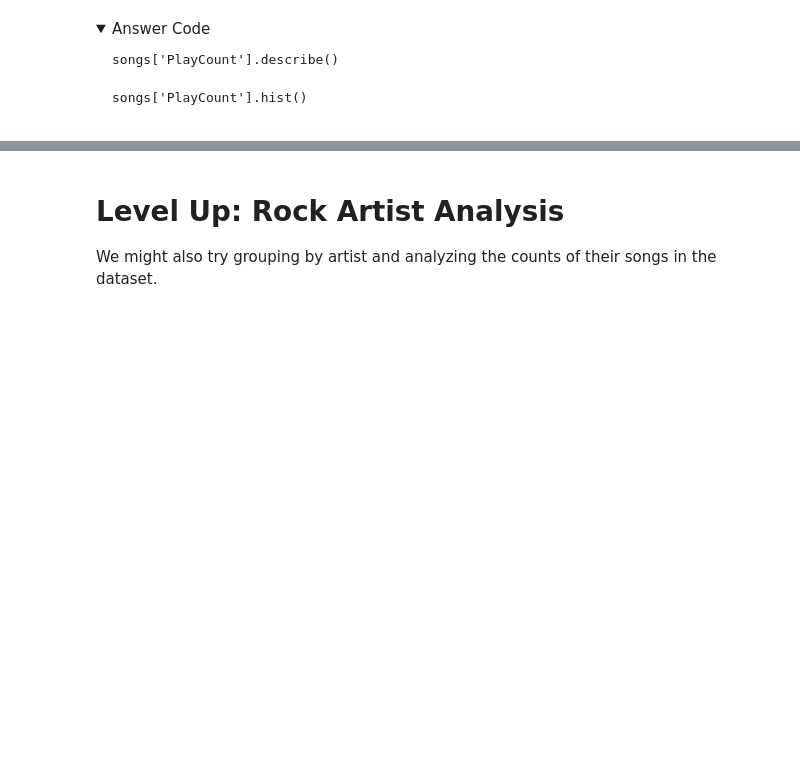
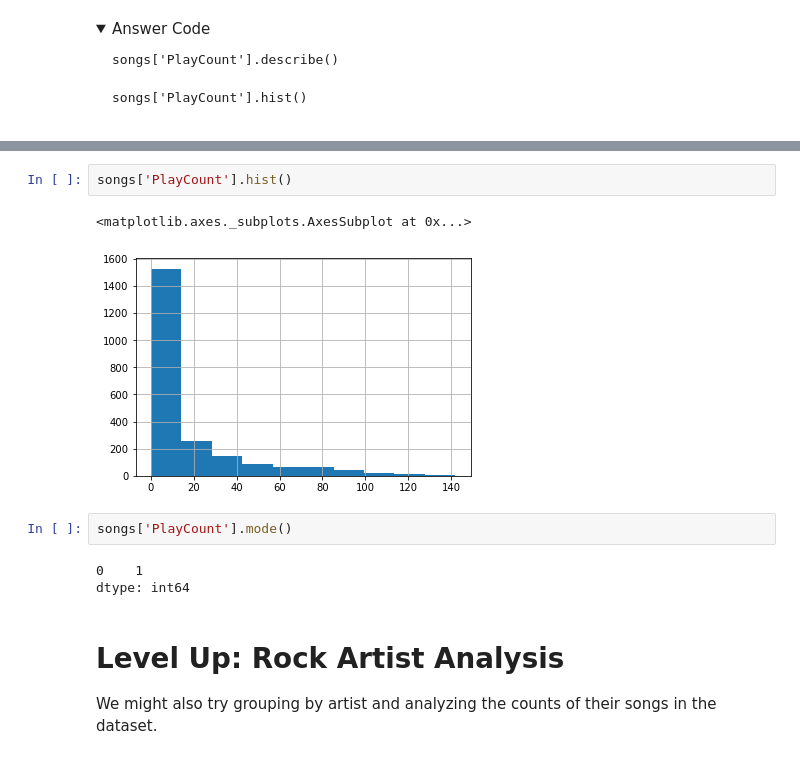
Before and after one commit to eggrollofchaos/nyc-dc-ds-020121, a Jupyter notebook: Phase_1/ds-descriptive_statistics-main/descriptive_stats.ipynb, the cells around one changed output, grey strips where cells are left out. Drawn from its saved outputs; the diff is of its cells as text; folded sections open; blank space fills up the shorter version.

```diff
--- a/Phase_1/ds-descriptive_statistics-main/descriptive_stats.ipynb
+++ b/Phase_1/ds-descriptive_statistics-main/descriptive_stats.ipynb
@@ -261,3 +339,13 @@ Summarize the distribution of the data in 1-2 sentences.
+# %%
+songs['PlayCount'].hist()
+# %% [output]
+<matplotlib.axes._subplots.AxesSubplot at 0x...>
+[figure, added]
+# %%
+songs['PlayCount'].mode()
+# %% [output]
+0    1
+dtype: int64
 # %% [markdown]
 # Level Up: Rock Artist Analysis
 
```
Also changed, not shown: parts of 22 cells of this notebook.
